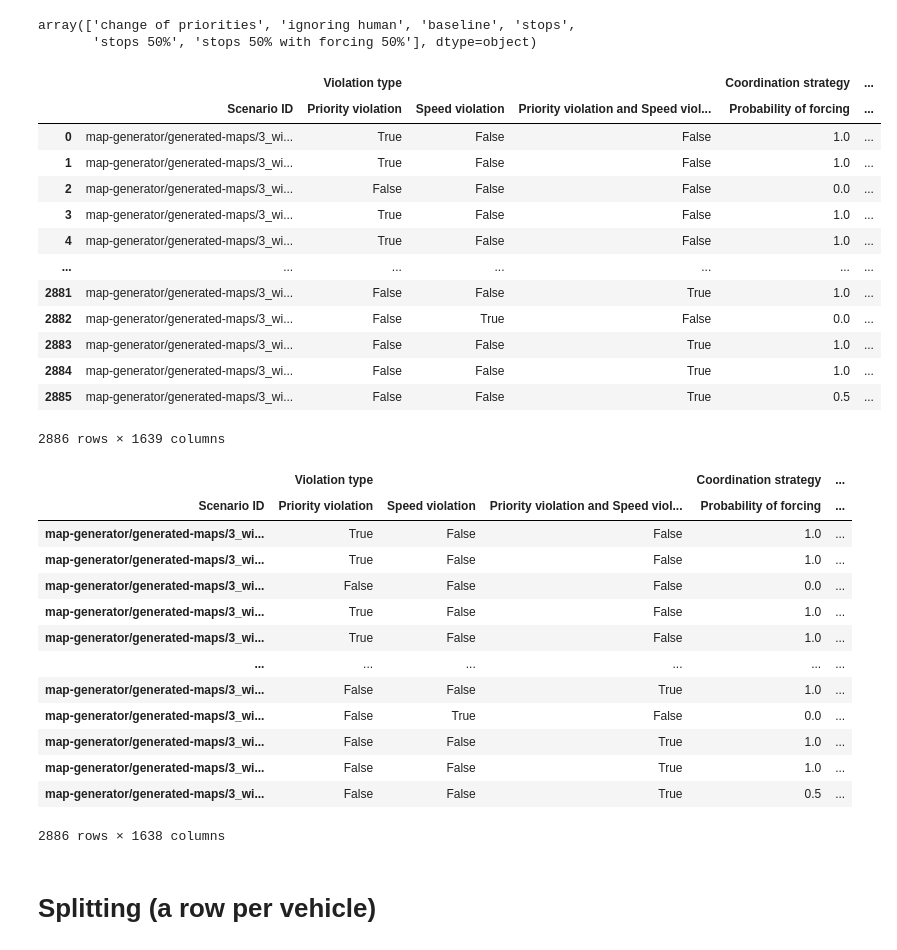
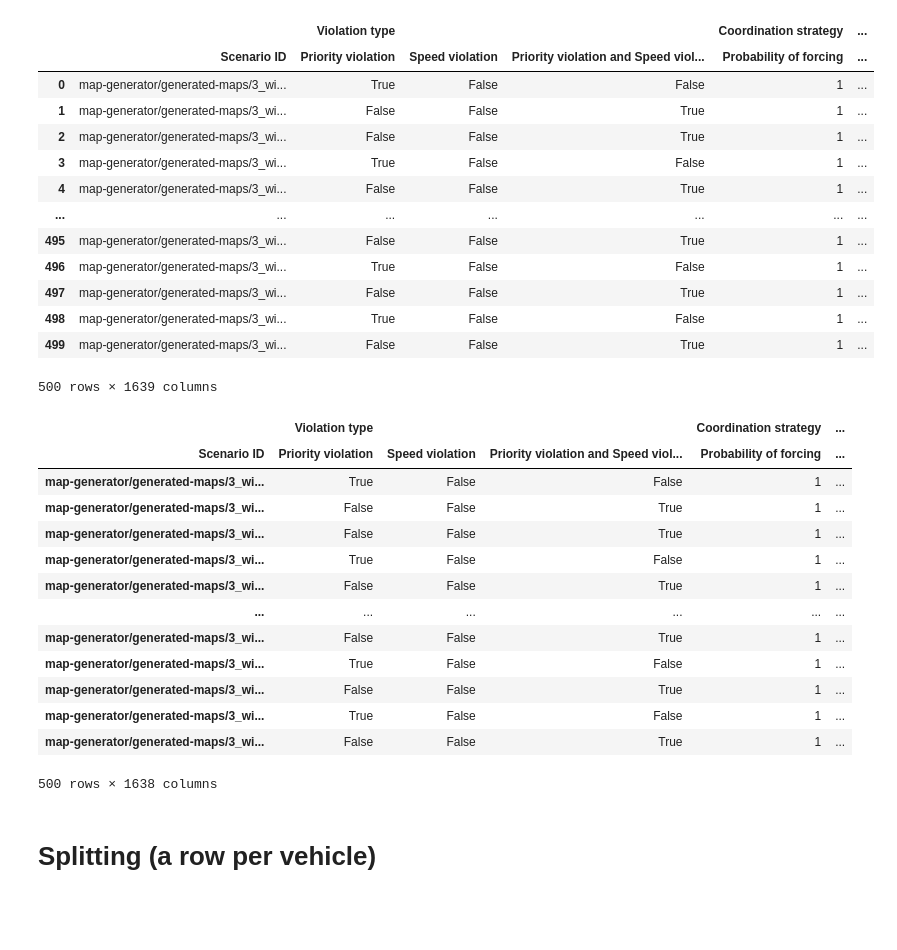
Before and after one commit to Olga-Mironenko/coordination_oru, a Jupyter notebook: scenario-analysis/df_all_clean.ipynb, the cells around one changed output. Cells and saved outputs as stored; diff of their text form; code cells hidden in the pictures; blank space fills up the shorter version.

Commit message:
recommender_comparison.ipynb: compared `20250301_173919_stops_as_recommended` with other scenarios

```diff
--- a/scenario-analysis/df_all_clean.ipynb
+++ b/scenario-analysis/df_all_clean.ipynb
@@ -15,7 +15,9 @@ pd.options.display.max_colwidth = 200
 # RUNNAME = '20250220_094622_halfway'
 # RUNNAME = '20250220_094622'
 # RUNNAME = '20250223_150717_halfway'
-RUNNAME = '20250223_150717'
+# RUNNAME = '20250223_150717'
+# RUNNAME = '20250228_090518'
+RUNNAME = '20250301_173919_stops_as_recommended'
 DIR = f'data/{RUNNAME}'
 FILENAME_IN = f'{DIR}/df_all.csv'
 FILENAME_OUT = f'{DIR}/df_all_clean.csv'
@@ -78,8 +80,3 @@ df_all
-# %%
-df_all['forcing'].unique()
-# %% [output]
-array(['change of priorities', 'ignoring human', 'baseline', 'stops',
-       'stops 50%', 'stops 50% with forcing 50%'], dtype=object)
 # %%
 RESOLUTION = 1  # m/step (m/pixel)
 
@@ -168,6 +165,9 @@ def process_df_all(df_all):
         elif m := re.match(r'stops (\d+)% with forcing (\d+)%$', forcing):
             p_forcing = int(m.group(2)) / 100
             p_stops = int(m.group(1)) / 100
+        elif forcing == 'stops as recommended':
+            p_forcing = 1
+            p_stops = -1
         else:
             raise ValueError(forcing)
 
@@ -285,63 +285,63 @@ def process_df_all(df_all):
                 )
                 for column in (
                     'No. of completed missions',
                     'No. of collisions',
                     'No. of near-misses',
                 )
             )),
         }
         rows.append(row)
 
     rows_flat = []
     for row in rows:
         row_flat = {}
         for group, values in row.items():
             for col, value in values.items():
                 row_flat[group, col] = value
         rows_flat.append(row_flat)
 
     df_out = pd.DataFrame(rows_flat).round(3)
     df_out = df_out.reindex(columns=pd.MultiIndex.from_tuples(list(rows_flat[0])))
 
     df_out.to_csv(FILENAME_OUT, index=False)
     return df_out
 
 
 df_processed = process_df_all(df_all)
 df_processed
 # %% [output]
 |  |  | Violation type |  |  | Coordination strategy | ... |
 |  | Scenario ID | Priority violation | Speed violation | Priority violation and Speed viol... | Probability of forcing | ... |
-| 0 | map-generator/generated-maps/3_wi... | True | False | False | 1.0 | ... |
-| 1 | map-generator/generated-maps/3_wi... | True | False | False | 1.0 | ... |
-| 2 | map-generator/generated-maps/3_wi... | False | False | False | 0.0 | ... |
-| 3 | map-generator/generated-maps/3_wi... | True | False | False | 1.0 | ... |
-| 4 | map-generator/generated-maps/3_wi... | True | False | False | 1.0 | ... |
+| 0 | map-generator/generated-maps/3_wi... | True | False | False | 1 | ... |
+| 1 | map-generator/generated-maps/3_wi... | False | False | True | 1 | ... |
+| 2 | map-generator/generated-maps/3_wi... | False | False | True | 1 | ... |
+| 3 | map-generator/generated-maps/3_wi... | True | False | False | 1 | ... |
+| 4 | map-generator/generated-maps/3_wi... | False | False | True | 1 | ... |
 | ... | ... | ... | ... | ... | ... | ... |
-| 2881 | map-generator/generated-maps/3_wi... | False | False | True | 1.0 | ... |
-| 2882 | map-generator/generated-maps/3_wi... | False | True | False | 0.0 | ... |
-| 2883 | map-generator/generated-maps/3_wi... | False | False | True | 1.0 | ... |
-| 2884 | map-generator/generated-maps/3_wi... | False | False | True | 1.0 | ... |
-| 2885 | map-generator/generated-maps/3_wi... | False | False | True | 0.5 | ... |
+| 495 | map-generator/generated-maps/3_wi... | False | False | True | 1 | ... |
+| 496 | map-generator/generated-maps/3_wi... | True | False | False | 1 | ... |
+| 497 | map-generator/generated-maps/3_wi... | False | False | True | 1 | ... |
+| 498 | map-generator/generated-maps/3_wi... | True | False | False | 1 | ... |
+| 499 | map-generator/generated-maps/3_wi... | False | False | True | 1 | ... |
-2886 rows × 1639 columns
+500 rows × 1639 columns
 # %%
 df_processed.to_csv(FILENAME_OUT, index=False)
 pd.read_csv(FILENAME_OUT, header=list(range(2)), index_col=0)
 # %% [output]
 |  | Violation type |  |  | Coordination strategy | ... |
 | Scenario ID | Priority violation | Speed violation | Priority violation and Speed viol... | Probability of forcing | ... |
-| map-generator/generated-maps/3_wi... | True | False | False | 1.0 | ... |
-| map-generator/generated-maps/3_wi... | True | False | False | 1.0 | ... |
-| map-generator/generated-maps/3_wi... | False | False | False | 0.0 | ... |
-| map-generator/generated-maps/3_wi... | True | False | False | 1.0 | ... |
-| map-generator/generated-maps/3_wi... | True | False | False | 1.0 | ... |
+| map-generator/generated-maps/3_wi... | True | False | False | 1 | ... |
+| map-generator/generated-maps/3_wi... | False | False | True | 1 | ... |
+| map-generator/generated-maps/3_wi... | False | False | True | 1 | ... |
+| map-generator/generated-maps/3_wi... | True | False | False | 1 | ... |
+| map-generator/generated-maps/3_wi... | False | False | True | 1 | ... |
 | ... | ... | ... | ... | ... | ... |
-| map-generator/generated-maps/3_wi... | False | False | True | 1.0 | ... |
-| map-generator/generated-maps/3_wi... | False | True | False | 0.0 | ... |
-| map-generator/generated-maps/3_wi... | False | False | True | 1.0 | ... |
-| map-generator/generated-maps/3_wi... | False | False | True | 1.0 | ... |
-| map-generator/generated-maps/3_wi... | False | False | True | 0.5 | ... |
+| map-generator/generated-maps/3_wi... | False | False | True | 1 | ... |
+| map-generator/generated-maps/3_wi... | True | False | False | 1 | ... |
+| map-generator/generated-maps/3_wi... | False | False | True | 1 | ... |
+| map-generator/generated-maps/3_wi... | True | False | False | 1 | ... |
+| map-generator/generated-maps/3_wi... | False | False | True | 1 | ... |
-2886 rows × 1638 columns
+500 rows × 1638 columns
 # %% [markdown]
 # Splitting (a row per vehicle)
 # %%
```
Also changed, not shown: parts of 3 cells of this notebook, 3 other files.
